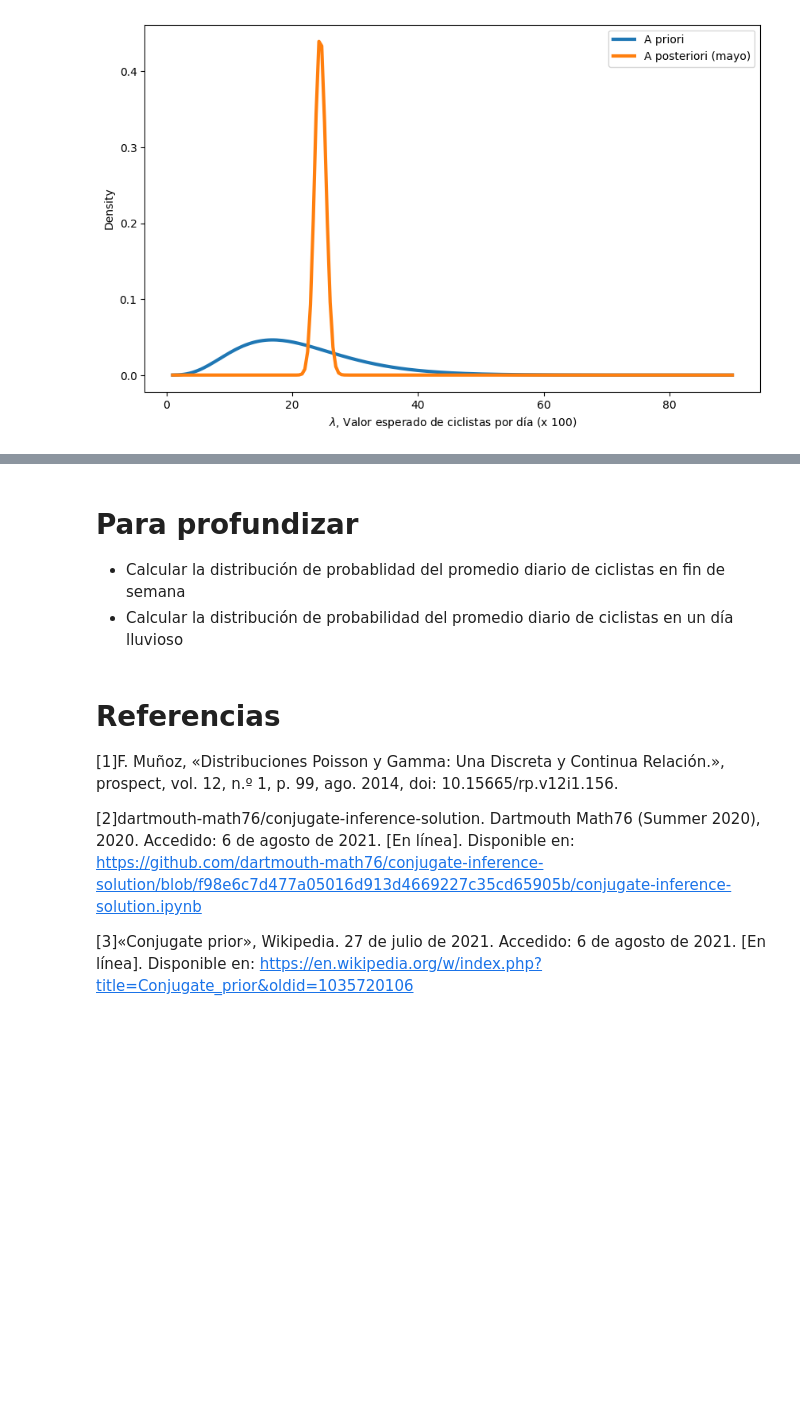
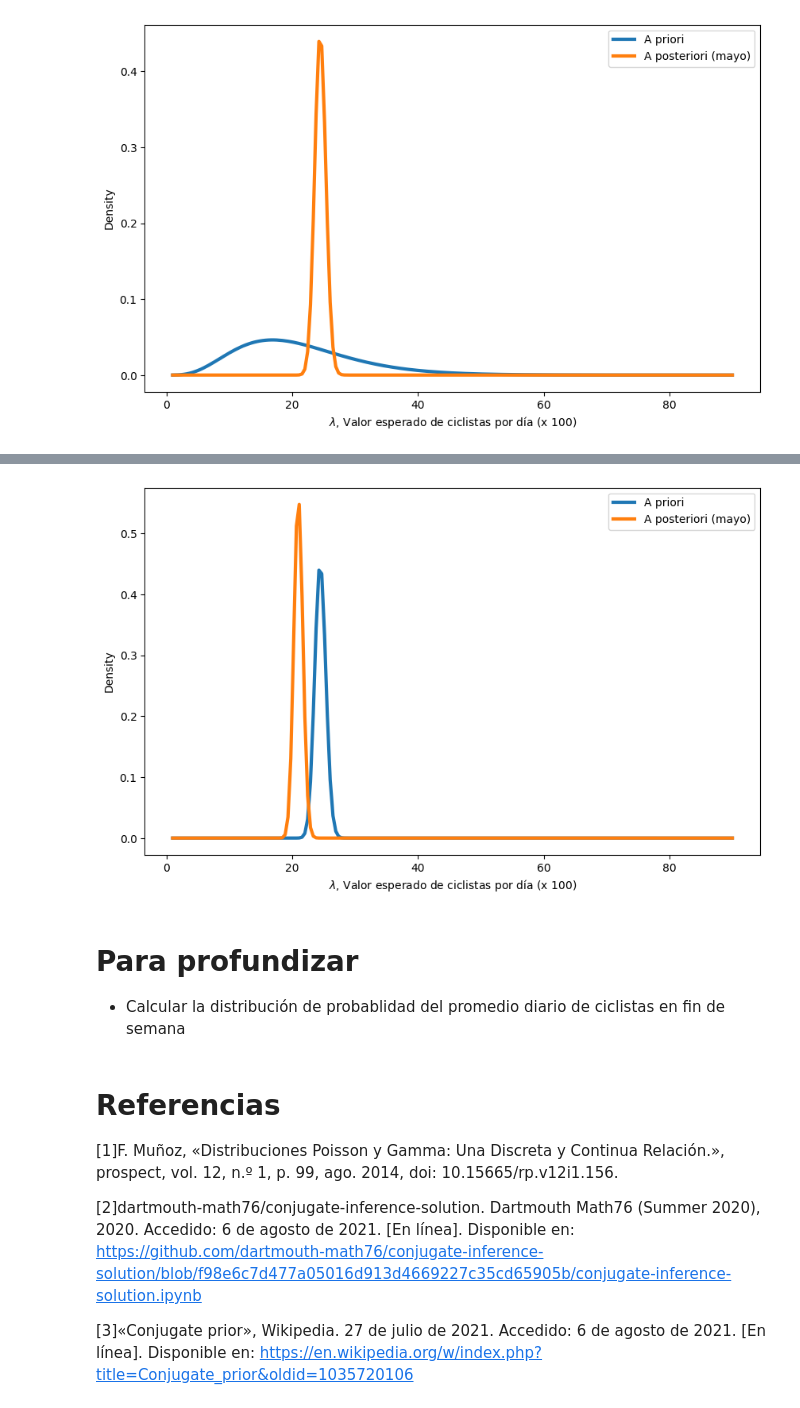
Before and after one commit to AnIsAsPe/Estadistica_y_Probabilidad_para-CD-, a Jupyter notebook: Estadistica_e_InferenciaCausal/2 Inferencia Bayesiana/Notebooks/Inferencia_Bayesiana_Distribuciones_conjugadas.ipynb, the cells around one changed output, grey strips where cells are left out. Drawn from its saved outputs; the diff is of its cells as text; code cells hidden in the pictures; blank space fills up the shorter version.

```diff
--- a/Estadistica_e_InferenciaCausal/2 Inferencia Bayesiana/Notebooks/Inferencia_Bayesiana_Distribuciones_conjugadas.ipynb
+++ b/Estadistica_e_InferenciaCausal/2 Inferencia Bayesiana/Notebooks/Inferencia_Bayesiana_Distribuciones_conjugadas.ipynb
@@ -141,8 +198,25 @@ plt.show()
+# %%
+datos_lluvia = lluvia.loc[lluvia['Precipitation']>0.8, 'Brooklyn Bridge']
+# %%
+new_k, new_theta = k_theta_post(datos_lluvia.values, may_k, may_theta)
+# %%
+new_post = gamma.pdf(xs, new_k, scale=new_theta)
+
+
+plt.figure(figsize=(10,6))
+plt.plot(xs, may_post, linewidth=3, label='A priori')
+plt.plot(xs, new_post,  linewidth=3, label='A posteriori (mayo)')
+
+plt.xlabel('$\lambda$, Valor esperado de ciclistas por día (x 100)')
+plt.ylabel('Density')
+plt.legend()
+plt.show()
+# %% [output]
+[figure, added]
 # %% [markdown]
 # Para profundizar
 
 * Calcular la distribución de probablidad del promedio diario de ciclistas en fin de semana
-* Calcular la distribución de probabilidad del promedio diario de ciclistas en un día lluvioso
 # %% [markdown]
 # Referencias
 [1]F. Muñoz, «Distribuciones Poisson y Gamma: Una Discreta y Continua Relación.», prospect, vol. 12, n.º 1, p. 99, ago. 2014, doi: 10.15665/rp.v12i1.156.
```
Also changed, not shown: parts of 8 cells of this notebook.
